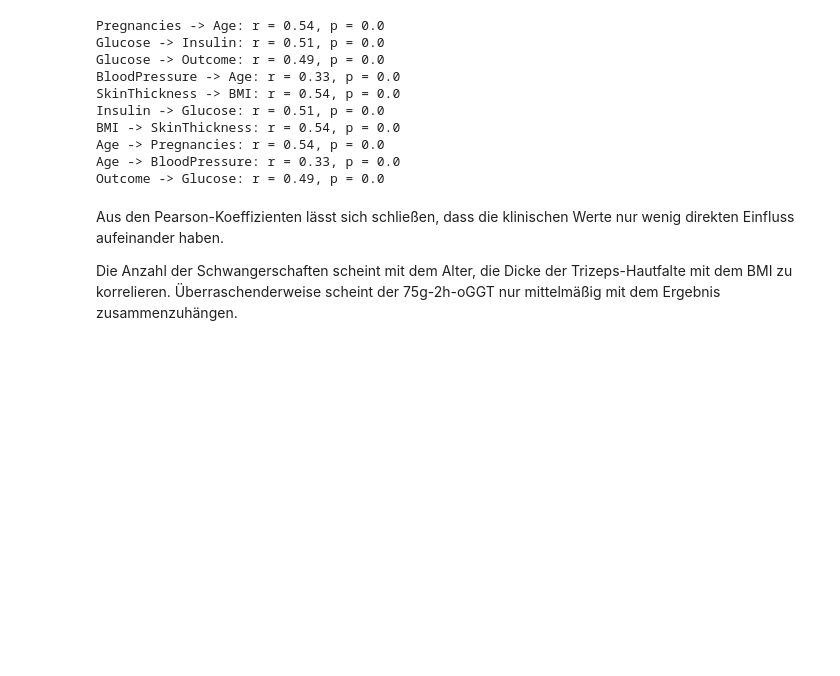
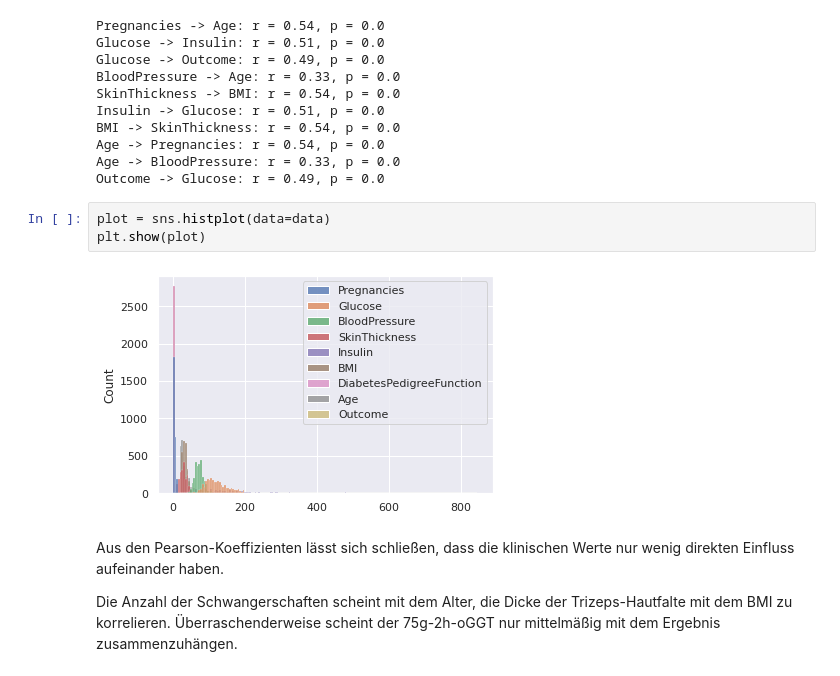
Before and after one commit to NicoPiel/LiteraturSeminar, a Jupyter notebook: nn.ipynb, the cells around one changed output. Drawn from its saved outputs; the diff is of its cells as text; blank space fills up the shorter version.

```diff
--- a/nn.ipynb
+++ b/nn.ipynb
@@ -126,6 +137,11 @@ BMI -> SkinThickness: r = 0.54, p = 0.0
 Age -> Pregnancies: r = 0.54, p = 0.0
 Age -> BloodPressure: r = 0.33, p = 0.0
 Outcome -> Glucose: r = 0.49, p = 0.0
+# %%
+plot = sns.histplot(data=data)
+plt.show(plot)
+# %% [output]
+[figure, added]
 # %% [markdown]
 Aus den Pearson-Koeffizienten lässt sich schließen, dass die klinischen Werte nur wenig direkten Einfluss aufeinander haben.
 
```
Also changed, not shown: parts of 4 cells of this notebook, 6 other files.
